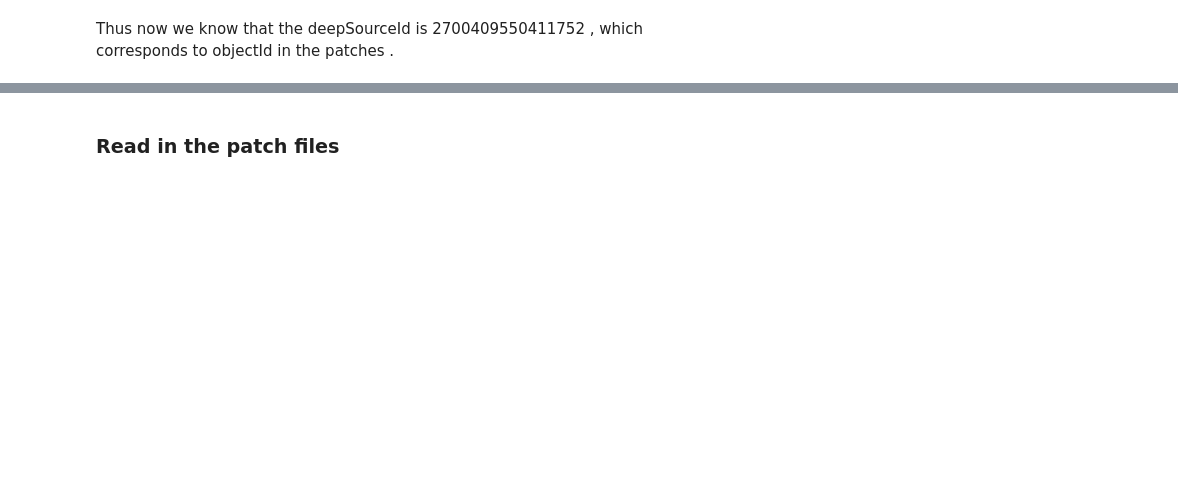
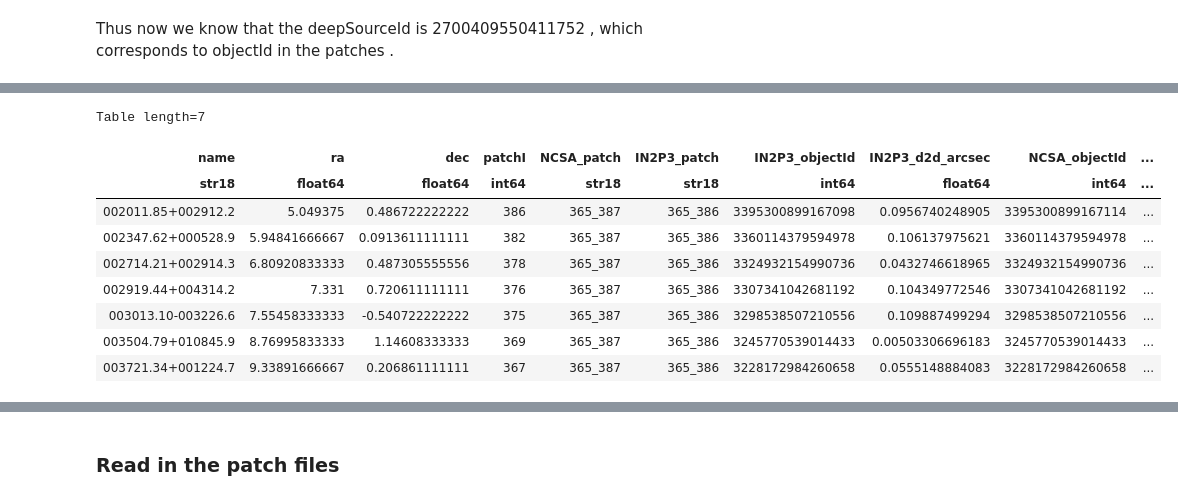
Before and after one commit to suberlak/SDSS_S82_FP_research, a Jupyter notebook: code/Read_S82_photometry.ipynb, the cells around one changed output, grey strips where cells are left out. Drawn from its saved outputs; the diff is of its cells as text; code cells hidden in the pictures; blank space fills up the shorter version.

```diff
--- a/code/Read_S82_photometry.ipynb
+++ b/code/Read_S82_photometry.ipynb
@@ -88,0 +247,20 @@ Thus now we know that the deepSourceId is 2700409550411752 , which corresponds t
+# %%
+# this shows objects matched in both NCSA and IN2P3,
+# with matches within acceptable radius
+m1 = object_table['NCSA_patch'] != ''
+m2 = object_table['IN2P3_patch'] != ''
+m3 = object_table['IN2P3_d2d_arcsec'] < 2
+m4 = object_table['NCSA_d2d_arcsec'] < 2
+m = m1*m2*m3*m4
+object_table[m]
+# %% [output]
+Table length=7
+| name | ra | dec | patchI | NCSA_patch | IN2P3_patch | IN2P3_objectId | IN2P3_d2d_arcsec | NCSA_objectId | ... |
+| str18 | float64 | float64 | int64 | str18 | str18 | int64 | float64 | int64 | ... |
+| 002011.85+002912.2 | 5.049375 | 0.486722222222 | 386 | 365_387 | 365_386 | 3395300899167098 | 0.0956740248905 | 3395300899167114 | ... |
+| 002347.62+000528.9 | 5.94841666667 | 0.0913611111111 | 382 | 365_387 | 365_386 | 3360114379594978 | 0.106137975621 | 3360114379594978 | ... |
+| 002714.21+002914.3 | 6.80920833333 | 0.487305555556 | 378 | 365_387 | 365_386 | 3324932154990736 | 0.0432746618965 | 3324932154990736 | ... |
+| 002919.44+004314.2 | 7.331 | 0.720611111111 | 376 | 365_387 | 365_386 | 3307341042681192 | 0.104349772546 | 3307341042681192 | ... |
+| 003013.10-003226.6 | 7.55458333333 | -0.540722222222 | 375 | 365_387 | 365_386 | 3298538507210556 | 0.109887499294 | 3298538507210556 | ... |
+| 003504.79+010845.9 | 8.76995833333 | 1.14608333333 | 369 | 365_387 | 365_386 | 3245770539014433 | 0.00503306696183 | 3245770539014433 | ... |
+| 003721.34+001224.7 | 9.33891666667 | 0.206861111111 | 367 | 365_387 | 365_386 | 3228172984260658 | 0.0555148884083 | 3228172984260658 | ... |
```
Also changed, not shown: parts of 28 cells of this notebook.
